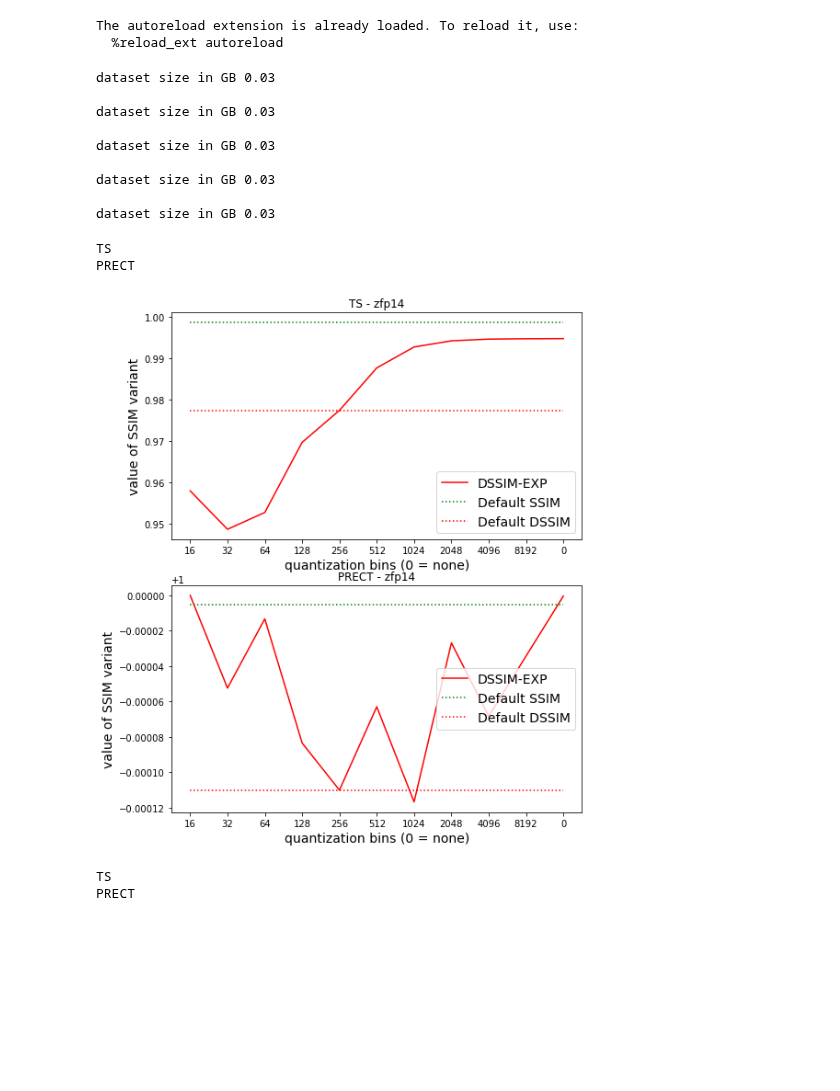
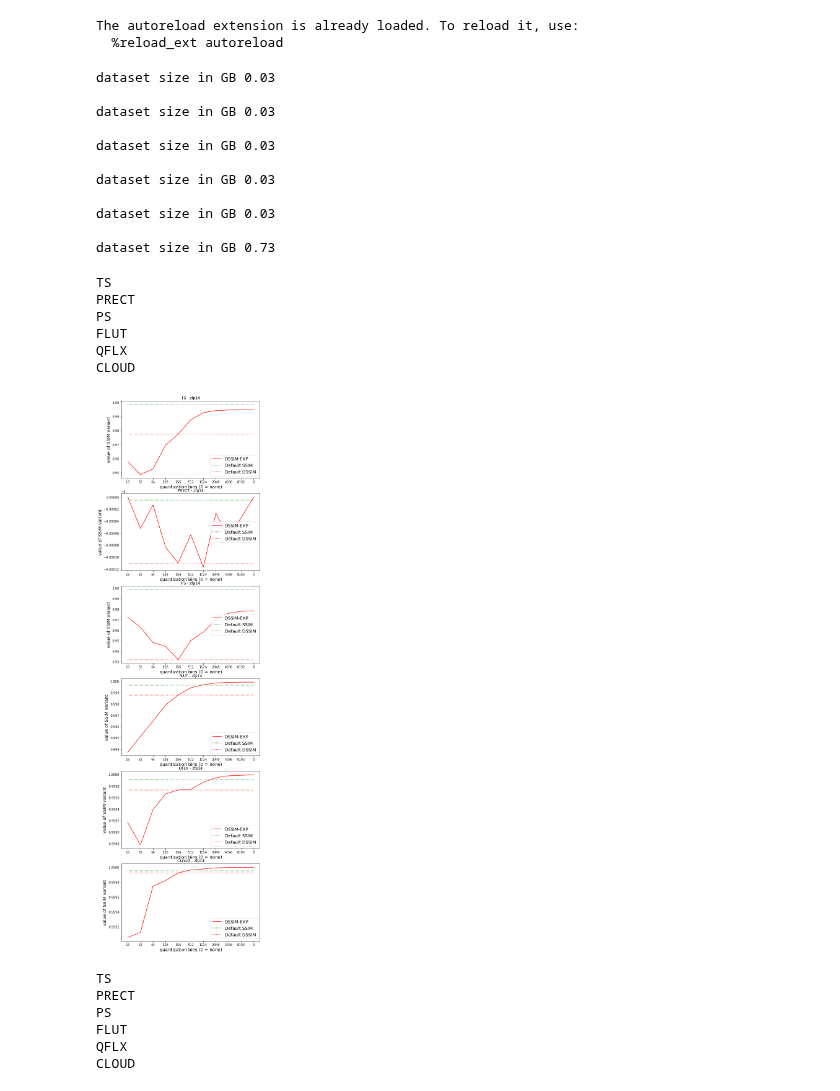
Before and after one commit to pinarda/lcr, a Jupyter notebook: notebooks/allison/more_dssim_quant.ipynb, the cells around one changed output. Saved outputs shown, nothing was run; the diff lists cells and outputs as text; code cells hidden in the pictures; blank space fills up the shorter version.

```diff
--- a/notebooks/allison/more_dssim_quant.ipynb
+++ b/notebooks/allison/more_dssim_quant.ipynb
@@ -106,6 +106,25 @@ all_qflx_col = ldcpy.open_datasets("cam-fv",
 
     ],
     ["orig", "p6", "p8", "p10", "p12", "p14", "p16", "p18", "p20", "p22", "p24"])
+
+all_cloud_col = ldcpy.open_datasets("cam-fv",
+    ["CLOUD"],
+    [
+        "/Users/abaker/alli/code-repo/test-data/CLOUD/CLOUD.orig.monthly.t10.nc",
+        "/Users/abaker/alli/code-repo/test-data/CLOUD/CLOUD.p6.monthly.t10.nc",
+        "/Users/abaker/alli/code-repo/test-data/CLOUD/CLOUD.p8.monthly.t10.nc",
+        "/Users/abaker/alli/code-repo/test-data/CLOUD/CLOUD.p10.monthly.t10.nc",
+        "/Users/abaker/alli/code-repo/test-data/CLOUD/CLOUD.p12.monthly.t10.nc",
+        "/Users/abaker/alli/code-repo/test-data/CLOUD/CLOUD.p14.monthly.t10.nc",
+        "/Users/abaker/alli/code-repo/test-data/CLOUD/CLOUD.p16.monthly.t10.nc",
+        "/Users/abaker/alli/code-repo/test-data/CLOUD/CLOUD.p18.monthly.t10.nc",
+        "/Users/abaker/alli/code-repo/test-data/CLOUD/CLOUD.p20.monthly.t10.nc",
+        "/Users/abaker/alli/code-repo/test-data/CLOUD/CLOUD.p22.monthly.t10.nc",
+        "/Users/abaker/alli/code-repo/test-data/CLOUD/CLOUD.p24.monthly.t10.nc",
+
+
+    ],
+    ["orig", "p6", "p8", "p10", "p12", "p14", "p16", "p18", "p20", "p22", "p24"])
 # %% [output]
 dataset size in GB 0.03
 
@@ -116,13 +135,15 @@ dataset size in GB 0.03
 dataset size in GB 0.03
 
 dataset size in GB 0.03
+
+dataset size in GB 0.73
 # %%
 import numpy as np
 
-vnames = ["TS", "PRECT", "PS", "FLUT", "QFLX"]
-vnames = ["TS", "PRECT"]
-ds = [all_ts_col, all_prect_col, all_ps_col, all_flut_col, all_qflx_col]
-ds = [all_ts_col, all_prect_col]
+vnames = ["TS", "PRECT", "PS", "FLUT", "QFLX","CLOUD"]
+#vnames = ["TS", "PRECT", "CLOUD"]
+ds = [all_ts_col, all_prect_col, all_ps_col, all_flut_col, all_qflx_col, all_cloud_col]
+#ds = [all_ts_col, all_prect_col, all_cloud_col]
 
 val = "p14"
 q_values = [32, 64, 128, 256, 512, 1024, 2048, 0]
@@ -139,8 +160,12 @@ for j, varname in enumerate(vnames):
     print(varname)
     #just doing t=0
     for i in range(1):
-        ts_orig = ds[j][varname].sel(collection="orig").isel(time=i).compute()
-        ts_comp = ds[j][varname].sel(collection=val).isel(time=i).compute()
+        if varname == "CLOUD":
+            ts_orig = ds[j][varname].sel(collection="orig").isel(time=i).isel(lev = 20).compute()
+            ts_comp = ds[j][varname].sel(collection=val).isel(time=i).isel(lev=20).compute()
+        else:
+            ts_orig = ds[j][varname].sel(collection="orig").isel(time=i).compute()
+            ts_comp = ds[j][varname].sel(collection=val).isel(time=i).compute()
 
         ts_differ = ldcpy.calcs.Diffcalcs(ts_orig, ts_comp, "cam-fv")
 
@@ -160,40 +185,44 @@ for j, varname in enumerate(vnames):
 # %% [output]
 TS
 PRECT
+PS
+FLUT
+QFLX
+CLOUD
 # %%
 my_labels = []
 for q in q_values:
   my_labels.append(str(q))
 
 nvar = len(vnames)
 
 from matplotlib import pyplot as plt
-#fig, axs = plt.subplots(nvar,1,figsize=(8,26))
-fig, axs = plt.subplots(nvar,1,figsize=(8,10))
+fig, axs = plt.subplots(nvar,1,figsize=(8,32))
+#fig, axs = plt.subplots(nvar,1,figsize=(8,15))
 
 for p,name in enumerate(vnames):
     axs[p].plot(my_labels, a_dssim_exp[:,p] , 'r', label = "DSSIM-EXP")
     axs[p].plot(my_labels,  np.full(num, ts_ssim[p])    , 'g:',label = "Default SSIM")
     axs[p].plot(my_labels,  np.full(num, ts_dssim[p])    , 'r:',label = "Default DSSIM")
 
     #tmp_a = np.zeros(num*3)
     #np.concatenate((a_dssim[:,p],a_sf_ssim[:,p], a_ssim[:,p]), out = tmp_a)
     #minlim = min(tmp_a)
     #axs[p].set_ylim([minlim, 1.0])
 
     axs[p].legend(fontsize=14)
     axs[p].set_title(f"{name} - zfp14")
     axs[p].set_xlabel("quantization bins (0 = none)", fontsize=14)
     axs[p].set_ylabel("value of SSIM variant", fontsize=14)
 # %% [output]
-[figure, old version]
+[figure, new version]
 # %%
 import numpy as np
 
-vnames = ["TS", "PRECT", "PS", "FLUT", "QFLX"]
-vnames = ["TS", "PRECT"]
-ds = [all_ts_col, all_prect_col, all_ps_col, all_flut_col, all_qflx_col]
-ds = [all_ts_col, all_prect_col]
+vnames = ["TS", "PRECT", "PS", "FLUT", "QFLX", "CLOUD"]
+#vnames = ["TS", "PRECT", "CLOUD"]
+ds = [all_ts_col, all_prect_col, all_ps_col, all_flut_col, all_qflx_col, all_cloud_col]
+#ds = [all_ts_col, all_prect_col, all_cloud_col]
 
 val = "p8"
 q_values = [16, 32, 64, 128, 256, 512, 1024, 2048, 4096, 8192, 0]
@@ -208,8 +237,12 @@ for j, varname in enumerate(vnames):
     print(varname)
     #just doing t=0
     for i in range(1):
-        ts_orig = ds[j][varname].sel(collection="orig").isel(time=i).compute()
-        ts_comp = ds[j][varname].sel(collection=val).isel(time=i).compute()
+        if varname == "CLOUD":
+            ts_orig = ds[j][varname].sel(collection="orig").isel(time=i).isel(lev = 20).compute()
+            ts_comp = ds[j][varname].sel(collection=val).isel(time=i).isel(lev=20).compute()
+        else:
+            ts_orig = ds[j][varname].sel(collection="orig").isel(time=i).compute()
+            ts_comp = ds[j][varname].sel(collection=val).isel(time=i).compute()
 
         ts_differ = ldcpy.calcs.Diffcalcs(ts_orig, ts_comp, "cam-fv")
 
@@ -229,6 +262,10 @@ for j, varname in enumerate(vnames):
 # %% [output]
 TS
 PRECT
+PS
+FLUT
+QFLX
+CLOUD
 # %%
 my_labels = []
 for q in q_values:
```
Also changed, not shown: parts of 5 cells of this notebook, 1 other file.
